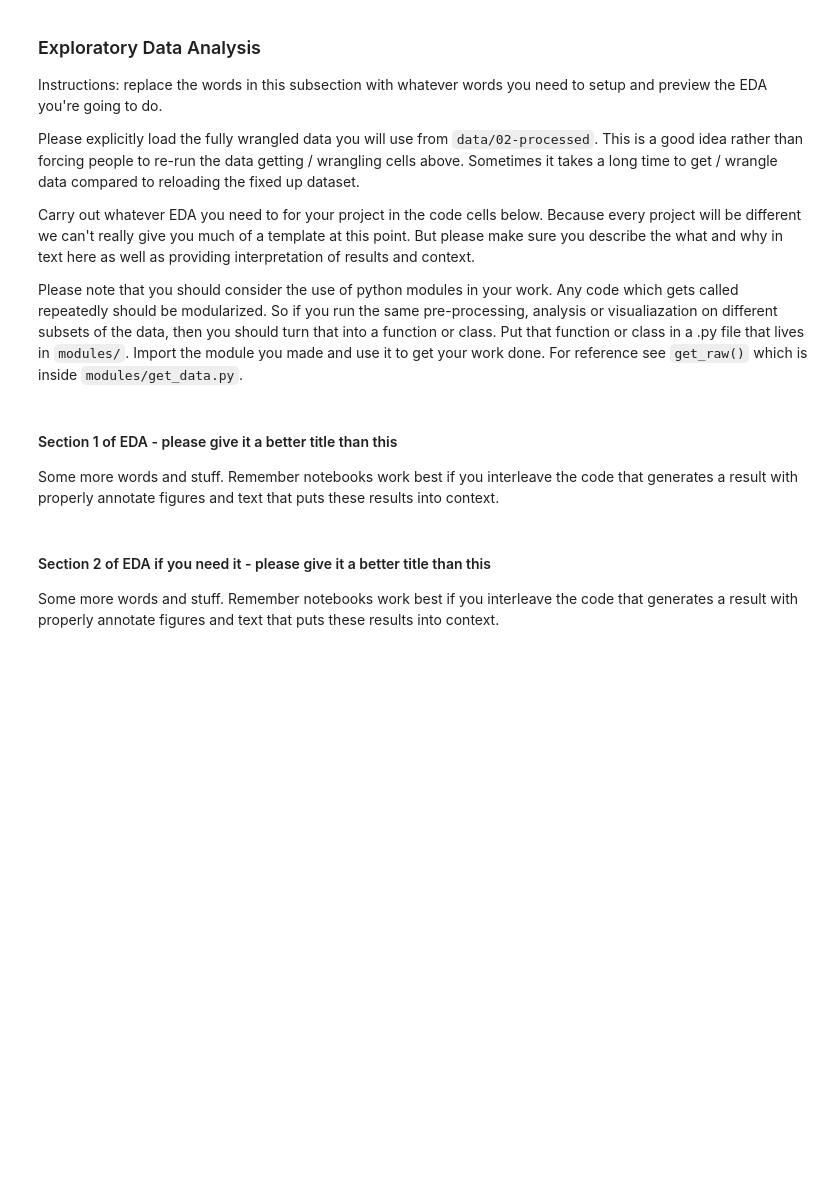
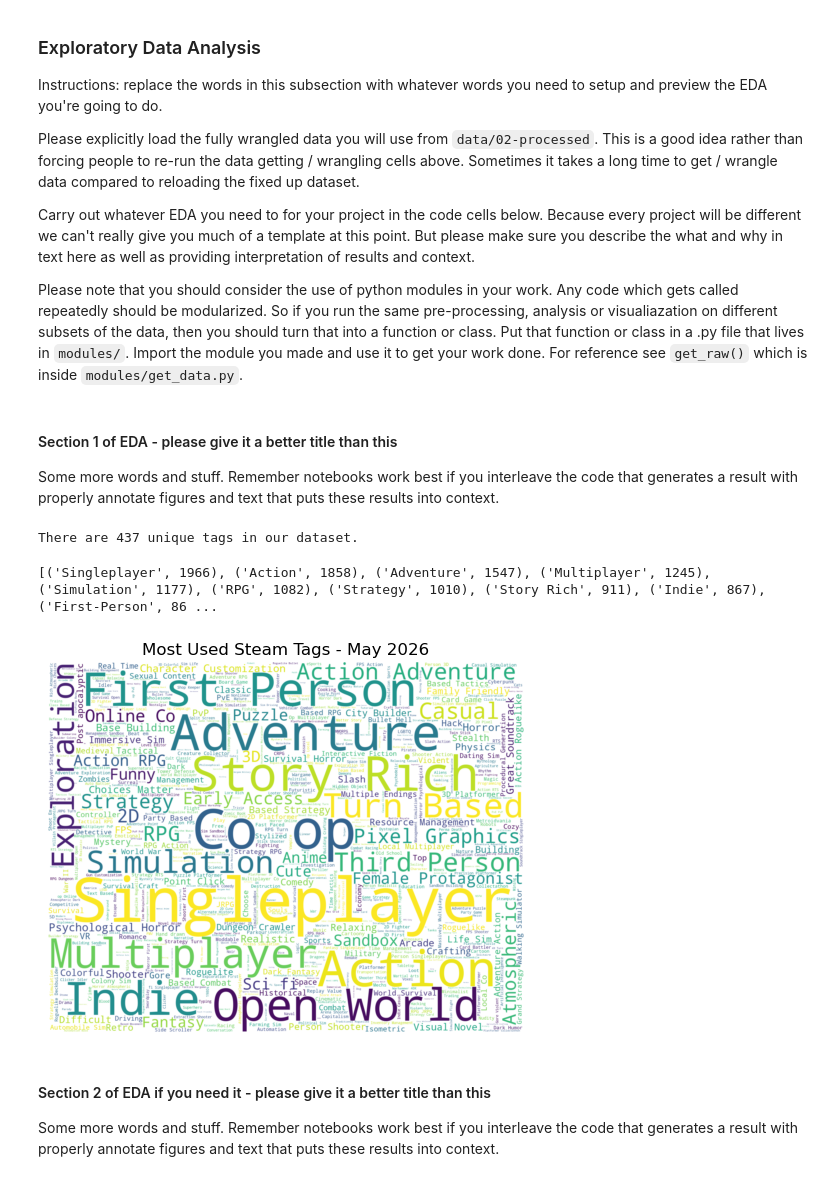
Before and after one commit to COGS108/Group-SP26-089, a Jupyter notebook: 02-EDACheckpoint.ipynb, the cells around one changed output. Drawn from its saved outputs; the diff is of its cells as text; code cells hidden in the pictures; blank space fills up the shorter version.

Commit message:
fully cleaned data + minor tag analysis

```diff
--- a/02-EDACheckpoint.ipynb
+++ b/02-EDACheckpoint.ipynb
@@ -207,3 +248,44 @@ Some more words and stuff.  Remember notebooks work best if you interleave the c
+# %%
+# ALL important import statements & reading in data
+import pandas as pd
+import numpy as np
+from wordcloud import WordCloud
+import matplotlib.pyplot as plt
+from collections import Counter
+
+data = pd.read_csv("./data/02-processed/steam_games_2026_cleaned.csv")
+# %%
+# let's look at how many unique tags we have
+split_tags = data['All_Tags'].str.split(';')
+flattened_tags = [item for sublist in split_tags for item in sublist]
+unique_tags = Counter(flattened_tags).keys()
+print(f"There are {len(unique_tags)} unique tags in our dataset.")
+# %% [output]
+There are 437 unique tags in our dataset.
+# %%
+# let's display the counts of the top 10 most used tags
+test = Counter(flattened_values)
+common = test.most_common(10)
+print(common)
+# %% [output]
+[('Singleplayer', 1966), ('Action', 1858), ('Adventure', 1547), ('Multiplayer', 1245), ('Simulation', 1177), ('RPG', 1082), ('Strategy', 1010), ('Story Rich', 911), ('Indie', 867), ('First-Person', 86 ...
+# %%
+# word cloud ooo pretty
+df = data
+
+most_used = " ".join(tag for tag in df.All_Tags)
+wordcloud = WordCloud(max_words=1000, background_color = "white", width = 1800, height = 1400).generate(most_used)
+
+#tags = (" ").join(flattened_values)
+#wordcloud = WordCloud(max_words=100, background_color="white", width=1800, height=1400).generate(tags)
+
+plt.figure()
+plt.imshow(wordcloud, interpolation="bilinear")
+plt.axis("off")
+plt.title('Most Used Steam Tags - May 2026')
+plt.show()
+# %% [output]
+[figure, added]
 # %% [markdown]
 #### Section 2 of EDA if you need it  - please give it a better title than this
 
```
Also changed, not shown: parts of 5 cells of this notebook.
